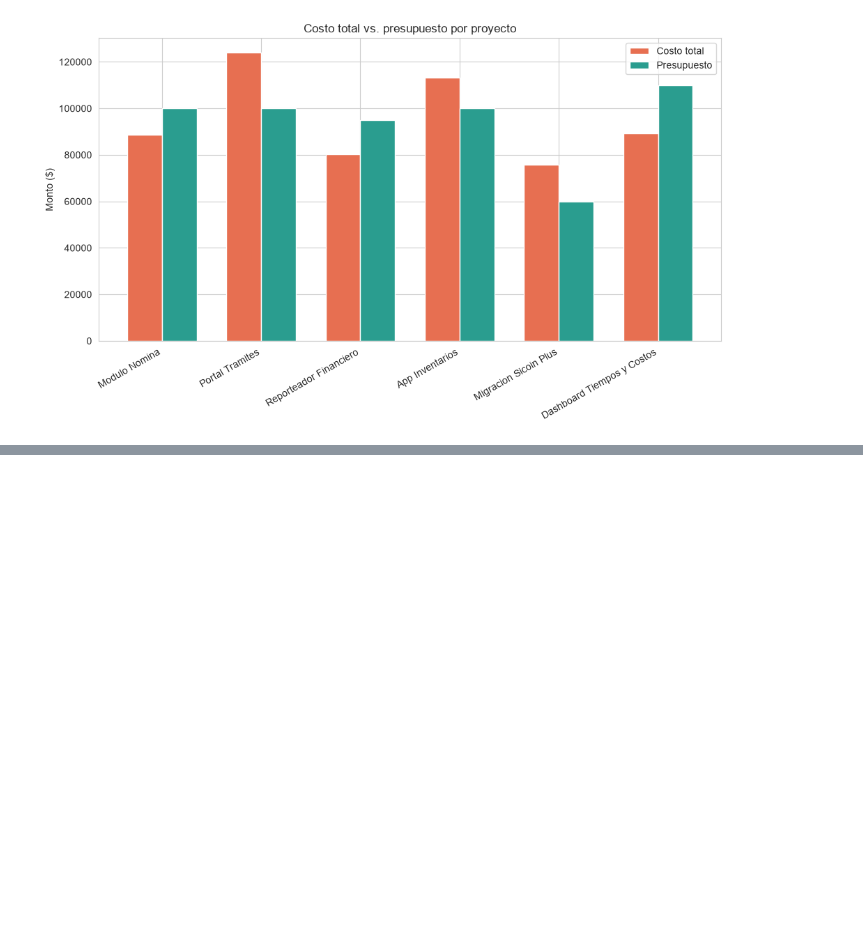
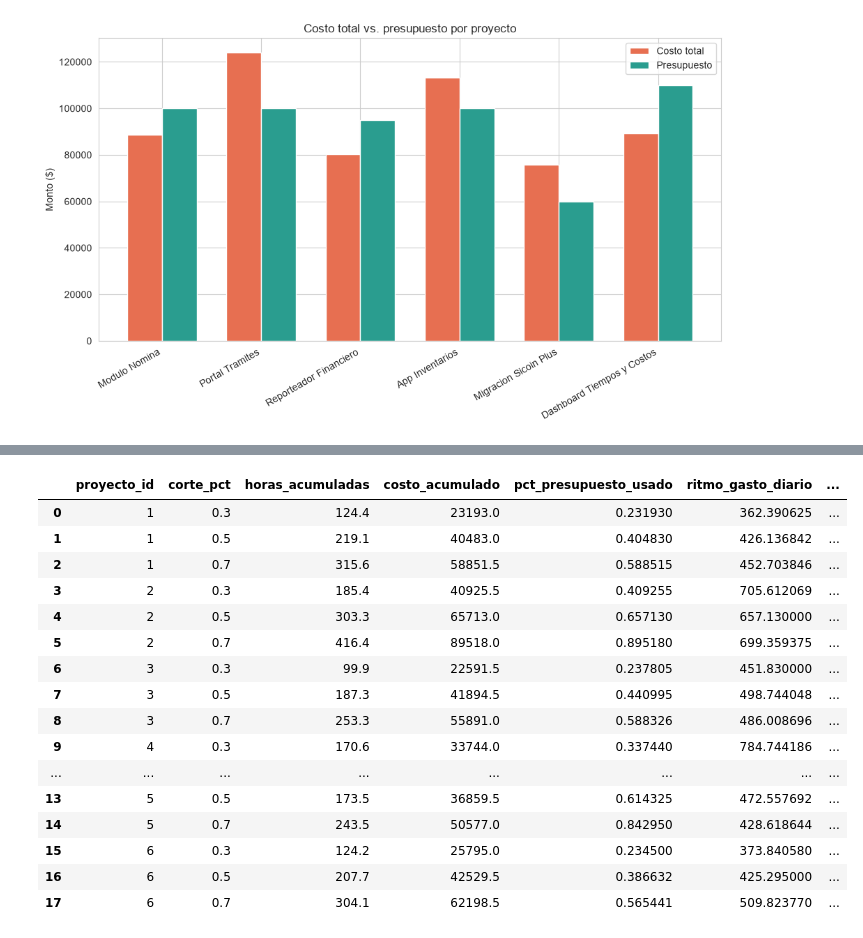
Before and after one commit to NotMyRiceVEVO/Prueba_Mawi, a Jupyter notebook: analisis-datos/EDA_y_Modelo.ipynb, the cells around one changed output, grey strips where cells are left out. Saved outputs shown, nothing was run; the diff lists cells and outputs as text; code cells hidden in the pictures; blank space fills up the shorter version.

Commit message:
Cortes temporales por proyecto sin fuga

```diff
--- a/analisis-datos/EDA_y_Modelo.ipynb
+++ b/analisis-datos/EDA_y_Modelo.ipynb
@@ -107,0 +108,7 @@ Migración Sicoin Plus es el caso más notorio: tenía el presupuesto más bajo
+# %%
+resumen_final = df.groupby('proyecto_id').agg(
+    costo_total=('costo', 'sum'),
+    presupuesto=('presupuesto', 'first')
+).reset_index()
+resumen_final['excedio'] = (resumen_final['costo_total'] > resumen_final['presupuesto']).astype(int)
+resumen_final
@@ -107,0 +123,50 @@ Migración Sicoin Plus es el caso más notorio: tenía el presupuesto más bajo
+# %%
+filas = []
+
+for pid, grupo in df.groupby('proyecto_id'):
+    grupo = grupo.sort_values('fecha').reset_index(drop=True)
+    n = len(grupo)
+    presupuesto = grupo['presupuesto'].iloc[0]
+    label = resumen_final.loc[resumen_final.proyecto_id == pid, 'excedio'].values[0]
+
+    for frac in [0.3, 0.5, 0.7]:
+        corte = int(n * frac)
+        sub = grupo.iloc[:corte]
+
+        dias_transcurridos = (sub['fecha'].max() - sub['fecha'].min()).days + 1
+        horas_acum = sub['horas'].sum()
+        costo_acum = sub['costo'].sum()
+
+        filas.append({
+            'proyecto_id': pid,
+            'corte_pct': frac,
+            'horas_acumuladas': horas_acum,
+            'costo_acumulado': costo_acum,
+            'pct_presupuesto_usado': costo_acum / presupuesto,
+            'ritmo_gasto_diario': costo_acum / dias_transcurridos,
+            'costo_promedio_por_hora': costo_acum / horas_acum,
+            'n_empleados_distintos': sub['empleado_id'].nunique(),
+            'n_roles_distintos': sub['rol'].nunique(),
+            'excedio': label
+        })
+
+features_df = pd.DataFrame(filas)
+features_df
+# %% [output]
+|  | proyecto_id | corte_pct | horas_acumuladas | costo_acumulado | pct_presupuesto_usado | ritmo_gasto_diario | ... |
+| 0 | 1 | 0.3 | 124.4 | 23193.0 | 0.231930 | 362.390625 | ... |
+| 1 | 1 | 0.5 | 219.1 | 40483.0 | 0.404830 | 426.136842 | ... |
+| 2 | 1 | 0.7 | 315.6 | 58851.5 | 0.588515 | 452.703846 | ... |
+| 3 | 2 | 0.3 | 185.4 | 40925.5 | 0.409255 | 705.612069 | ... |
+| 4 | 2 | 0.5 | 303.3 | 65713.0 | 0.657130 | 657.130000 | ... |
+| 5 | 2 | 0.7 | 416.4 | 89518.0 | 0.895180 | 699.359375 | ... |
+| 6 | 3 | 0.3 | 99.9 | 22591.5 | 0.237805 | 451.830000 | ... |
+| 7 | 3 | 0.5 | 187.3 | 41894.5 | 0.440995 | 498.744048 | ... |
+| 8 | 3 | 0.7 | 253.3 | 55891.0 | 0.588326 | 486.008696 | ... |
+| 9 | 4 | 0.3 | 170.6 | 33744.0 | 0.337440 | 784.744186 | ... |
+| ... | ... | ... | ... | ... | ... | ... | ... |
+| 13 | 5 | 0.5 | 173.5 | 36859.5 | 0.614325 | 472.557692 | ... |
+| 14 | 5 | 0.7 | 243.5 | 50577.0 | 0.842950 | 428.618644 | ... |
+| 15 | 6 | 0.3 | 124.2 | 25795.0 | 0.234500 | 373.840580 | ... |
+| 16 | 6 | 0.5 | 207.7 | 42529.5 | 0.386632 | 425.295000 | ... |
+| 17 | 6 | 0.7 | 304.1 | 62198.5 | 0.565441 | 509.823770 | ... |
```
Also changed, not shown: parts of 2 cells of this notebook.
